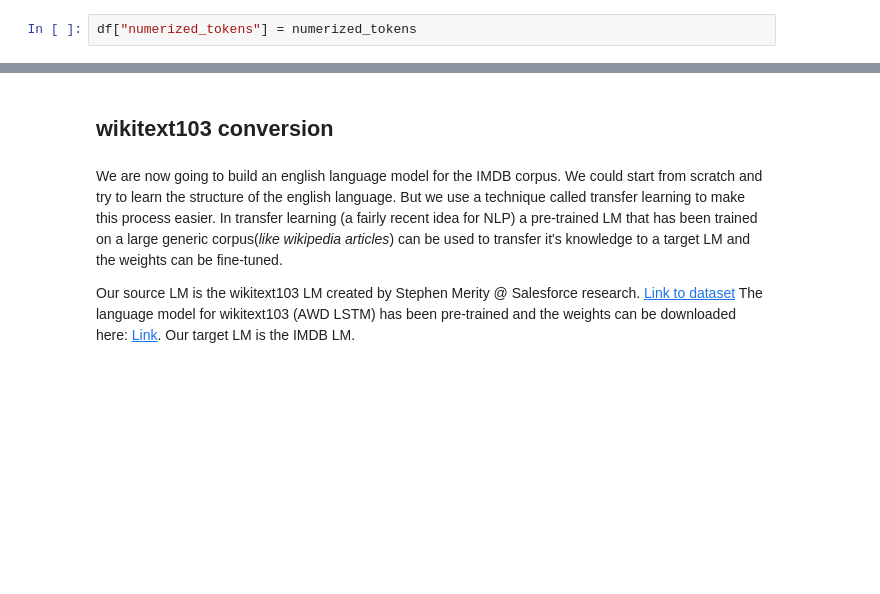
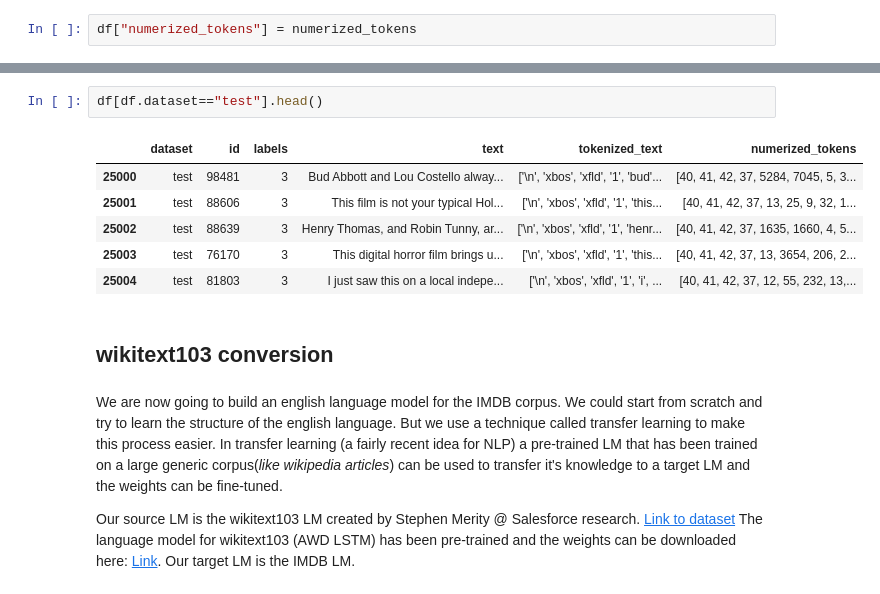
Before and after one commit to rgilman33/imdb_sync, a Jupyter notebook: imdb_D.ipynb, the cells around one changed output, grey strips where cells are left out. Drawn from its saved outputs; the diff is of its cells as text; blank space fills up the shorter version.

```diff
--- a/imdb_D.ipynb
+++ b/imdb_D.ipynb
@@ -284,3 +255,12 @@ df.head()
+# %%
+df[df.dataset=="test"].head()
+# %% [output]
+|  | dataset | id | labels | text | tokenized_text | numerized_tokens |
+| 25000 | test | 98481 | 3 | Bud Abbott and Lou Costello alway... | ['\n', 'xbos', 'xfld', '1', 'bud'... | [40, 41, 42, 37, 5284, 7045, 5, 3... |
+| 25001 | test | 88606 | 3 | This film is not your typical Hol... | ['\n', 'xbos', 'xfld', '1', 'this... | [40, 41, 42, 37, 13, 25, 9, 32, 1... |
+| 25002 | test | 88639 | 3 | Henry Thomas, and Robin Tunny, ar... | ['\n', 'xbos', 'xfld', '1', 'henr... | [40, 41, 42, 37, 1635, 1660, 4, 5... |
+| 25003 | test | 76170 | 3 | This digital horror film brings u... | ['\n', 'xbos', 'xfld', '1', 'this... | [40, 41, 42, 37, 13, 3654, 206, 2... |
+| 25004 | test | 81803 | 3 | I just saw this on a local indepe... | ['\n', 'xbos', 'xfld', '1', 'i', ... | [40, 41, 42, 37, 12, 55, 232, 13,... |
 # %% [markdown]
 ## wikitext103 conversion
 # %% [markdown]
```
Also changed, not shown: parts of 49 cells of this notebook, 1 other file.
